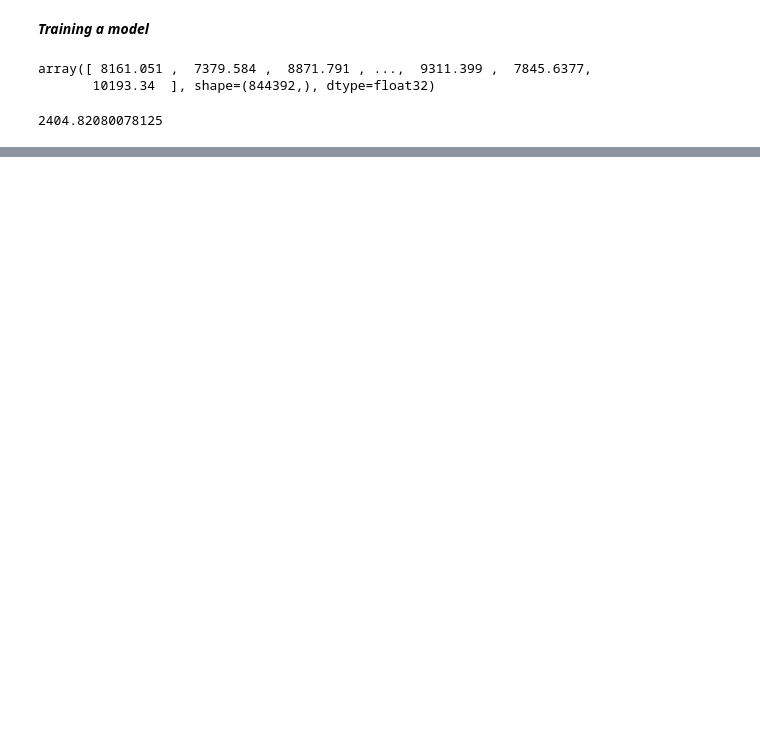
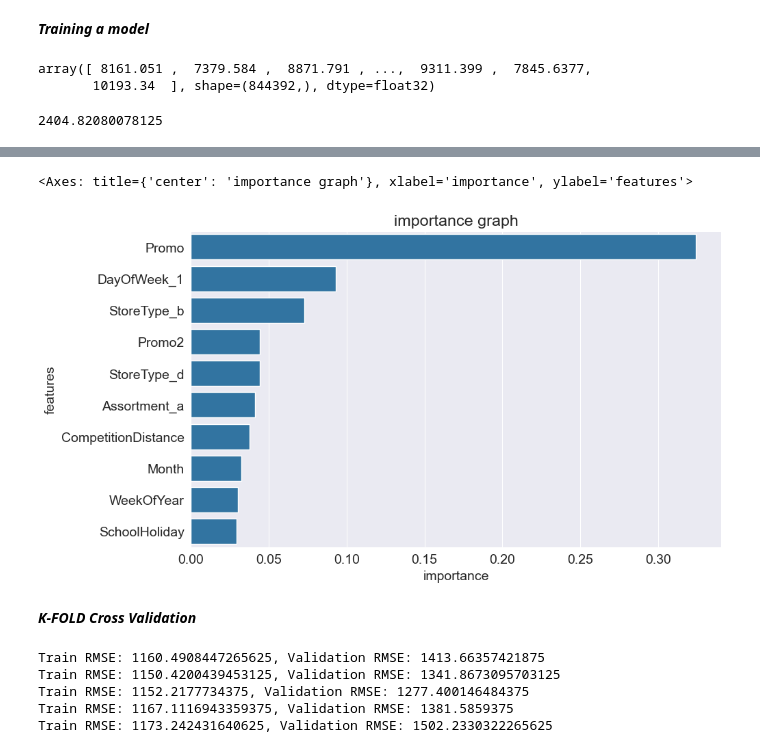
Before and after one commit to RohanVarmaP/machine-Learning, a Jupyter notebook: 5-Gradient-Boosting-Machines-XGboost/data-preparation.ipynb, the cells around one changed output, grey strips where cells are left out. Drawn from its saved outputs; the diff is of its cells as text; code cells hidden in the pictures; blank space fills up the shorter version.

Commit message:
created a k-fold model

```diff
--- a/5-Gradient-Boosting-Machines-XGboost/data-preparation.ipynb
+++ b/5-Gradient-Boosting-Machines-XGboost/data-preparation.ipynb
@@ -715,0 +716,6 @@ plt.hist(merged_df.Sales.sample(10000))
+# %%
+importance_df=pd.DataFrame({
+    'features':X.columns,
+    'importance':model.feature_importances_
+})
+importance_df.sort_values('importance',ascending=False).head(10)
@@ -715,0 +734,9 @@ plt.hist(merged_df.Sales.sample(10000))
+# %%
+plt.figure(figsize=(10,6))
+plt.title("importance graph")
+sns.barplot(data=importance_df.sort_values('importance',ascending=False).head(10),x='importance',y='features')
+# %% [output]
+<Axes: title={'center': 'importance graph'}, xlabel='importance', ylabel='features'>
+[figure, added]
+# %% [markdown]
+***K-FOLD Cross Validation***
@@ -715,0 +749,16 @@ plt.hist(merged_df.Sales.sample(10000))
+# %%
+from sklearn.model_selection import KFold
+kFold=KFold(n_splits=5)
+models=[]
+for train_idxs,val_idxs in kFold.split(X):
+    X_train,train_targets=X.iloc[train_idxs],targets.iloc[train_idxs]
+    X_val,val_targets=X.iloc[val_idxs],targets.iloc[val_idxs]
+    model,train_rmse,val_rmse=train_and_evaluate(X_train,train_targets,X_val,val_targets,maxdepth=4,n_estimaters=20)
+    models.append(model)
+    print('Train RMSE: {}, Validation RMSE: {}'.format(train_rmse,val_rmse))
+# %% [output]
+Train RMSE: 1160.4908447265625, Validation RMSE: 1413.66357421875
+Train RMSE: 1150.4200439453125, Validation RMSE: 1341.8673095703125
+Train RMSE: 1152.2177734375, Validation RMSE: 1277.400146484375
+Train RMSE: 1167.1116943359375, Validation RMSE: 1381.5859375
+Train RMSE: 1173.242431640625, Validation RMSE: 1502.2330322265625
```
Also changed, not shown: parts of 4 cells of this notebook.
